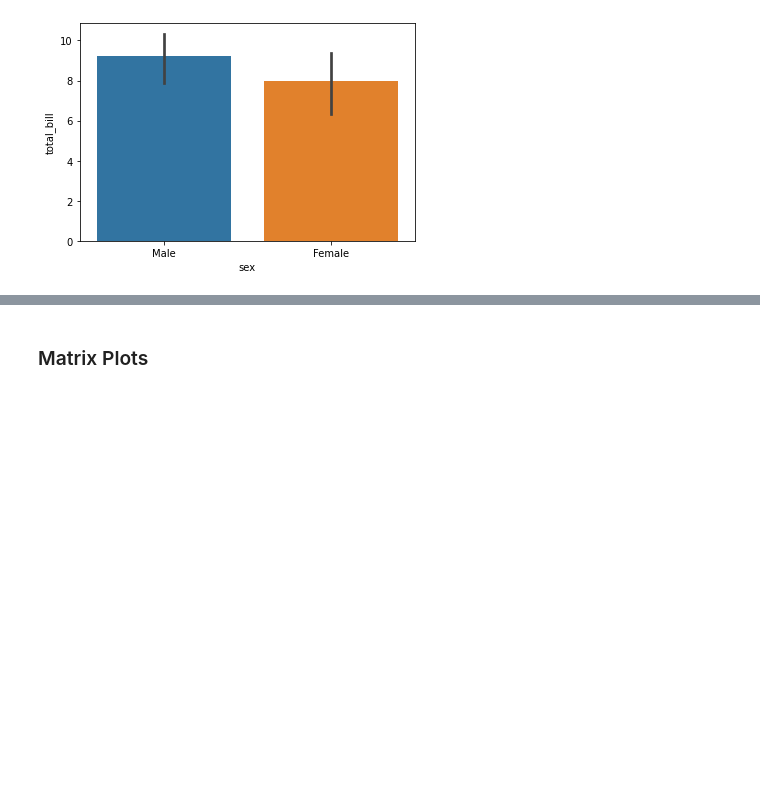
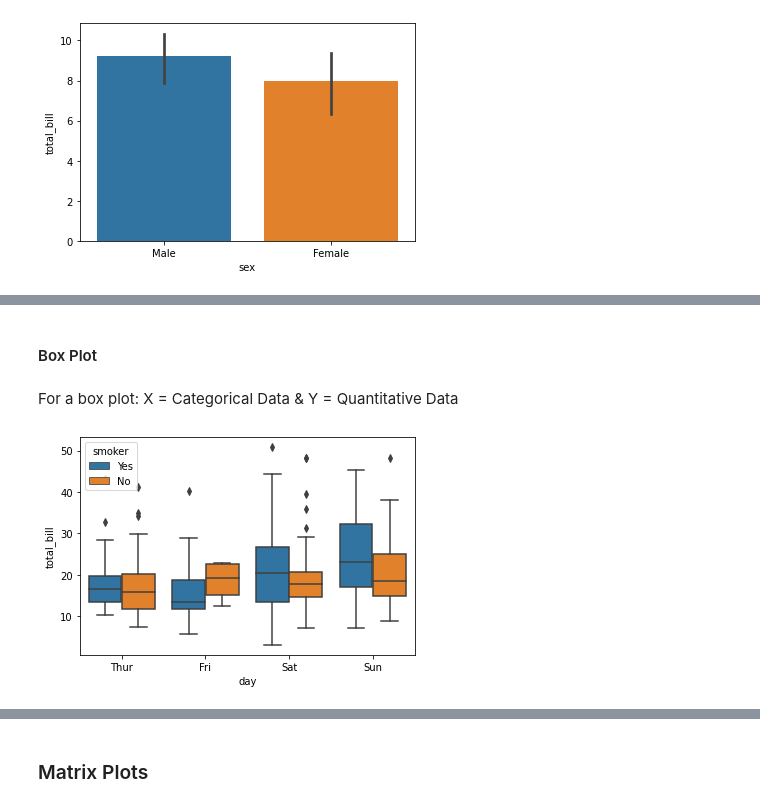
Before and after one commit to Zynith/Data-Science-and-Machine-Learning-Bootcamp, a Jupyter notebook: Visualizations.ipynb, the cells around one changed output, grey strips where cells are left out. Saved outputs shown, nothing was run; the diff lists cells and outputs as text; code cells hidden in the pictures; blank space fills up the shorter version.

```diff
--- a/Visualizations.ipynb
+++ b/Visualizations.ipynb
@@ -346,0 +358,9 @@ plt.show()
+# %% [markdown]
+#### Box Plot
+# %% [markdown]
+For a box plot: X = Categorical Data & Y = Quantitative Data
+# %%
+sns.boxplot(x = "day", y = "total_bill", data = tips, hue = "smoker")
+plt.show()
+# %% [output]
+[figure, added]
```
Also changed, not shown: parts of 43 cells of this notebook.
